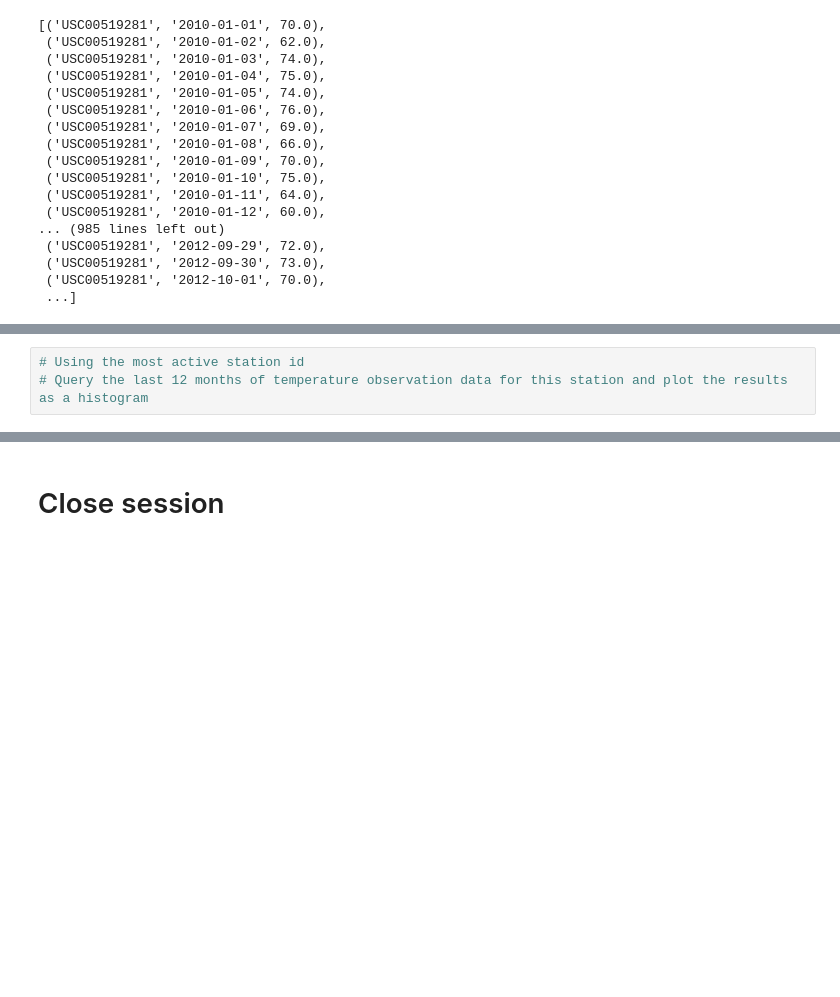
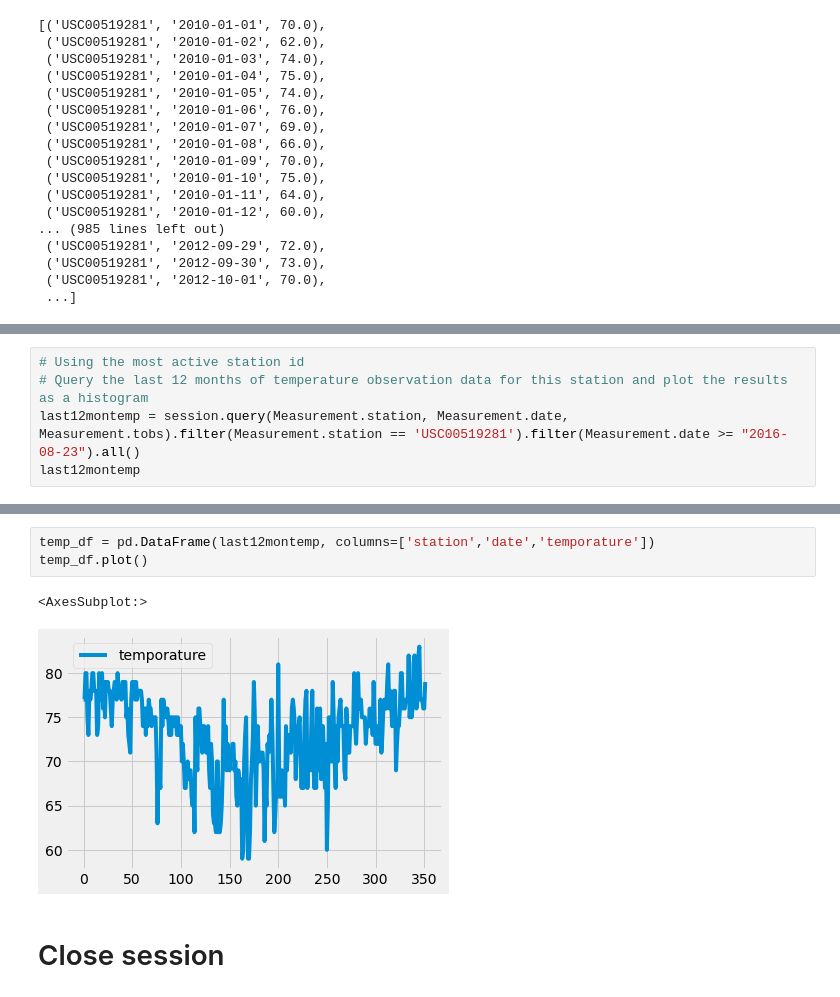
Before and after one commit to sabrinawjo/Sqlalchemy_challenge, a Jupyter notebook: climate_starter.ipynb, the cells around one changed output, grey strips where cells are left out. Cells and saved outputs as stored; diff of their text form; blank space fills up the shorter version.

```diff
--- a/climate_starter.ipynb
+++ b/climate_starter.ipynb
@@ -172,3 +193,5 @@ top1
 # %%
 # Using the most active station id
 # Query the last 12 months of temperature observation data for this station and plot the results as a histogram
+last12montemp = session.query(Measurement.station, Measurement.date, Measurement.tobs).filter(Measurement.station == 'USC00519281').filter(Measurement.date >= "2016-08-23").all()
+last12montemp
@@ -175,3 +216,9 @@ top1
+# %%
+temp_df = pd.DataFrame(last12montemp, columns=['station','date','temporature'])
+temp_df.plot()
+# %% [output]
+<AxesSubplot:>
+[figure, added]
 # %% [markdown]
 # Close session
 # %%
```
Also changed, not shown: parts of 4 cells of this notebook.
